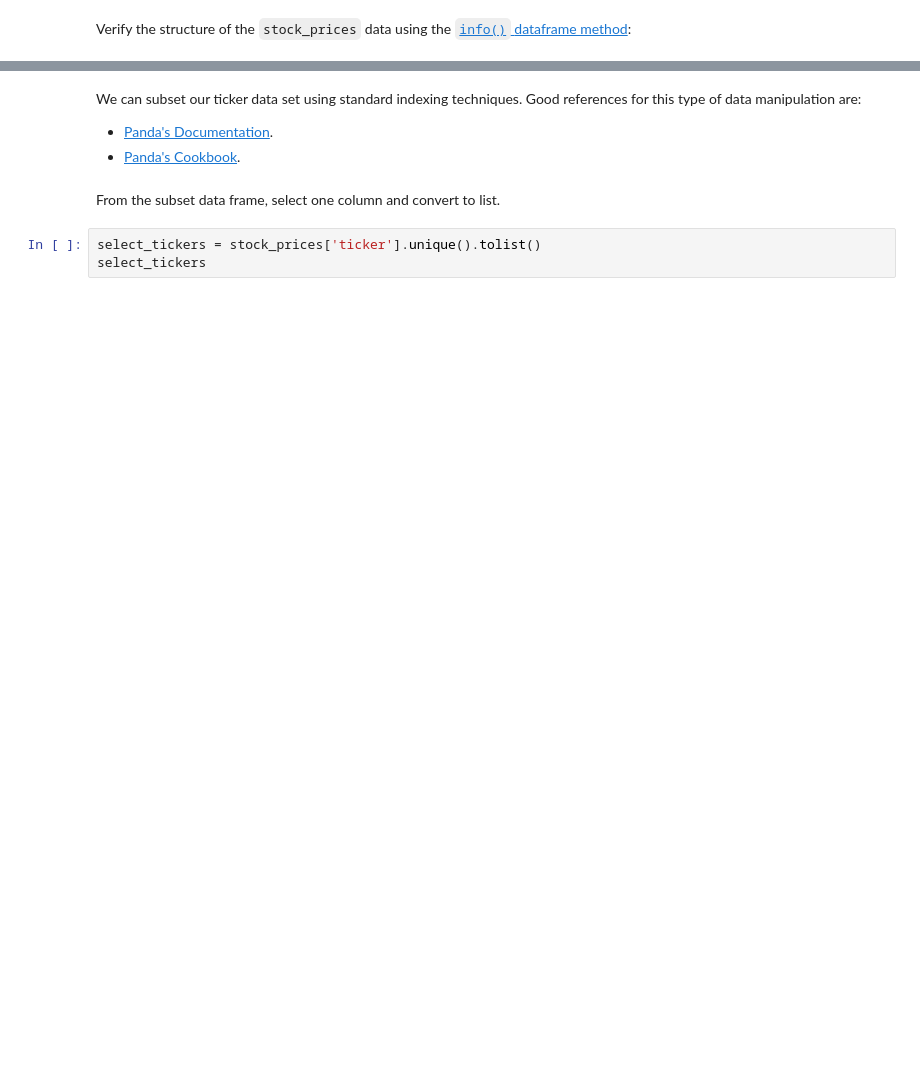
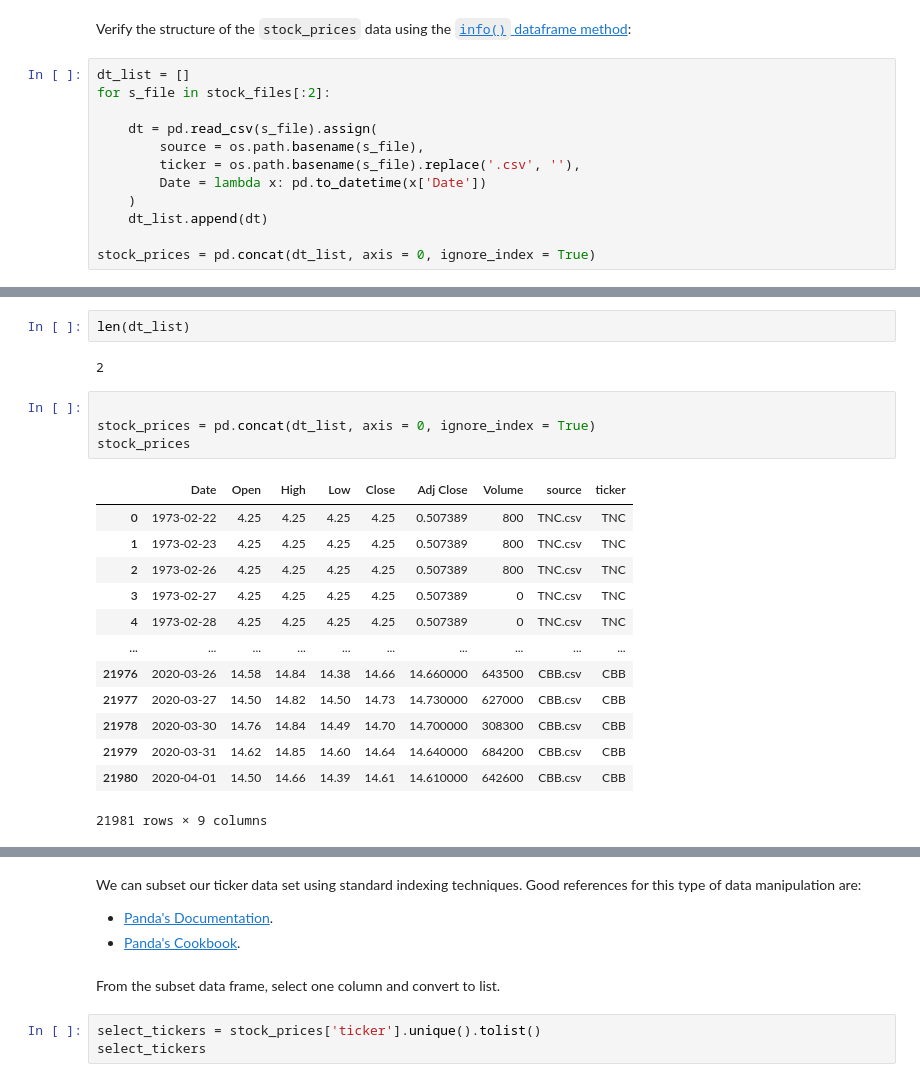
Before and after one commit to UofT-DSI/production, a Jupyter notebook: 01_materials/labs/02_data_engineering.ipynb, the cells around one changed output, grey strips where cells are left out. Saved outputs shown, nothing was run; the diff lists cells and outputs as text; blank space fills up the shorter version.

```diff
--- a/01_materials/labs/02_data_engineering.ipynb
+++ b/01_materials/labs/02_data_engineering.ipynb
@@ -111,4 +152,16 @@ stock_prices = pd.concat(dt_list, axis = 0, ignore_index = True)
 # %% [markdown]
 Verify the structure of the `stock_prices` data using the [`info()` dataframe method](https://pandas.pydata.org/docs/reference/api/pandas.DataFrame.info.html):
+# %%
+dt_list = []
+for s_file in stock_files[:2]:
+
+    dt = pd.read_csv(s_file).assign(
+        source = os.path.basename(s_file),
+        ticker = os.path.basename(s_file).replace('.csv', ''),
+        Date = lambda x: pd.to_datetime(x['Date'])
+    )
+    dt_list.append(dt)
+
+stock_prices = pd.concat(dt_list, axis = 0, ignore_index = True)
 # %%
 stock_prices.info()
@@ -114,0 +185,22 @@ stock_prices.info()
+# %%
+len(dt_list)
+# %% [output]
+2
+# %%
+
+stock_prices = pd.concat(dt_list, axis = 0, ignore_index = True)
+stock_prices
+# %% [output]
+|  | Date | Open | High | Low | Close | Adj Close | Volume | source | ticker |
+| 0 | 1973-02-22 | 4.25 | 4.25 | 4.25 | 4.25 | 0.507389 | 800 | TNC.csv | TNC |
+| 1 | 1973-02-23 | 4.25 | 4.25 | 4.25 | 4.25 | 0.507389 | 800 | TNC.csv | TNC |
+| 2 | 1973-02-26 | 4.25 | 4.25 | 4.25 | 4.25 | 0.507389 | 800 | TNC.csv | TNC |
+| 3 | 1973-02-27 | 4.25 | 4.25 | 4.25 | 4.25 | 0.507389 | 0 | TNC.csv | TNC |
+| 4 | 1973-02-28 | 4.25 | 4.25 | 4.25 | 4.25 | 0.507389 | 0 | TNC.csv | TNC |
+| ... | ... | ... | ... | ... | ... | ... | ... | ... | ... |
+| 21976 | 2020-03-26 | 14.58 | 14.84 | 14.38 | 14.66 | 14.660000 | 643500 | CBB.csv | CBB |
+| 21977 | 2020-03-27 | 14.50 | 14.82 | 14.50 | 14.73 | 14.730000 | 627000 | CBB.csv | CBB |
+| 21978 | 2020-03-30 | 14.76 | 14.84 | 14.49 | 14.70 | 14.700000 | 308300 | CBB.csv | CBB |
+| 21979 | 2020-03-31 | 14.62 | 14.85 | 14.60 | 14.64 | 14.640000 | 684200 | CBB.csv | CBB |
+| 21980 | 2020-04-01 | 14.50 | 14.66 | 14.39 | 14.61 | 14.610000 | 642600 | CBB.csv | CBB |
+21981 rows × 9 columns
```
Also changed, not shown: parts of 17 cells of this notebook, 7 other files.
